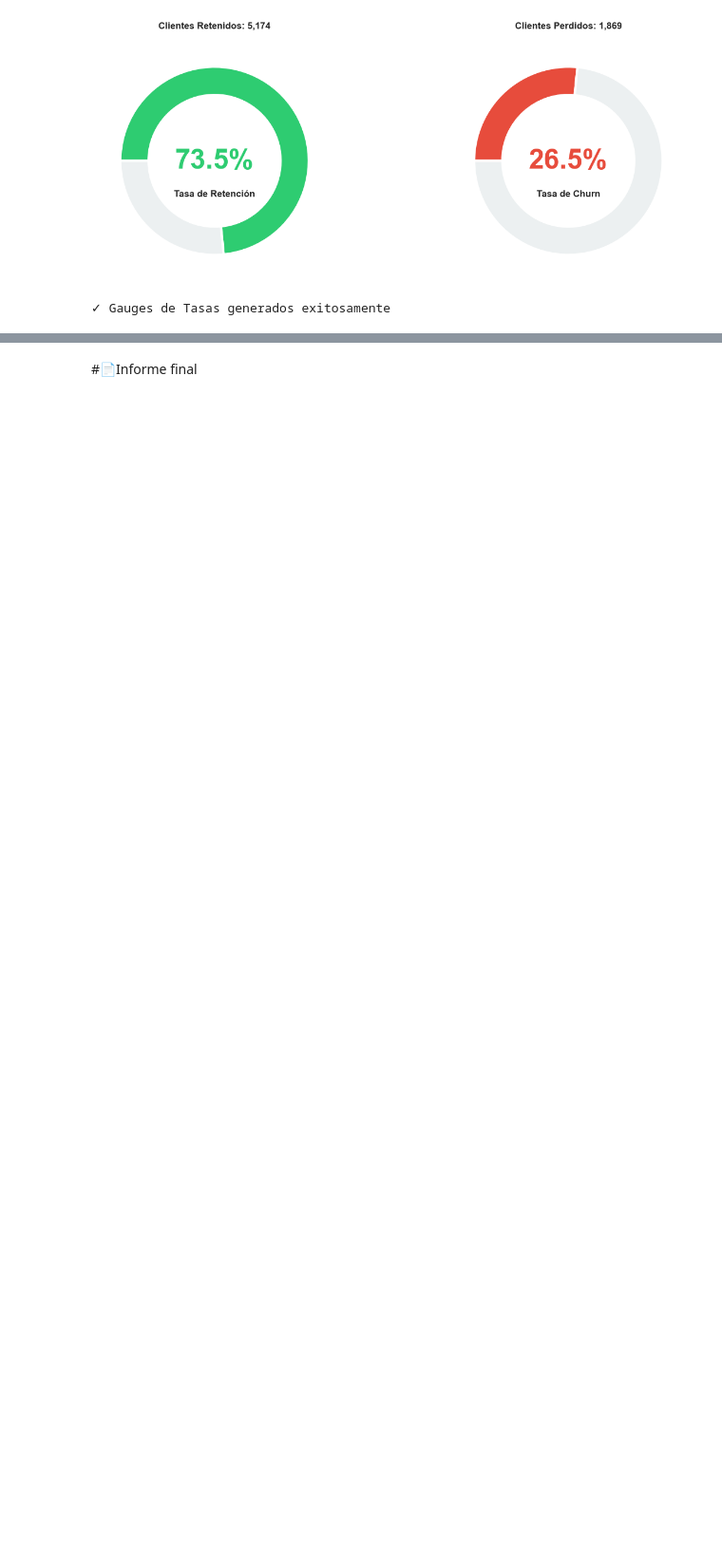
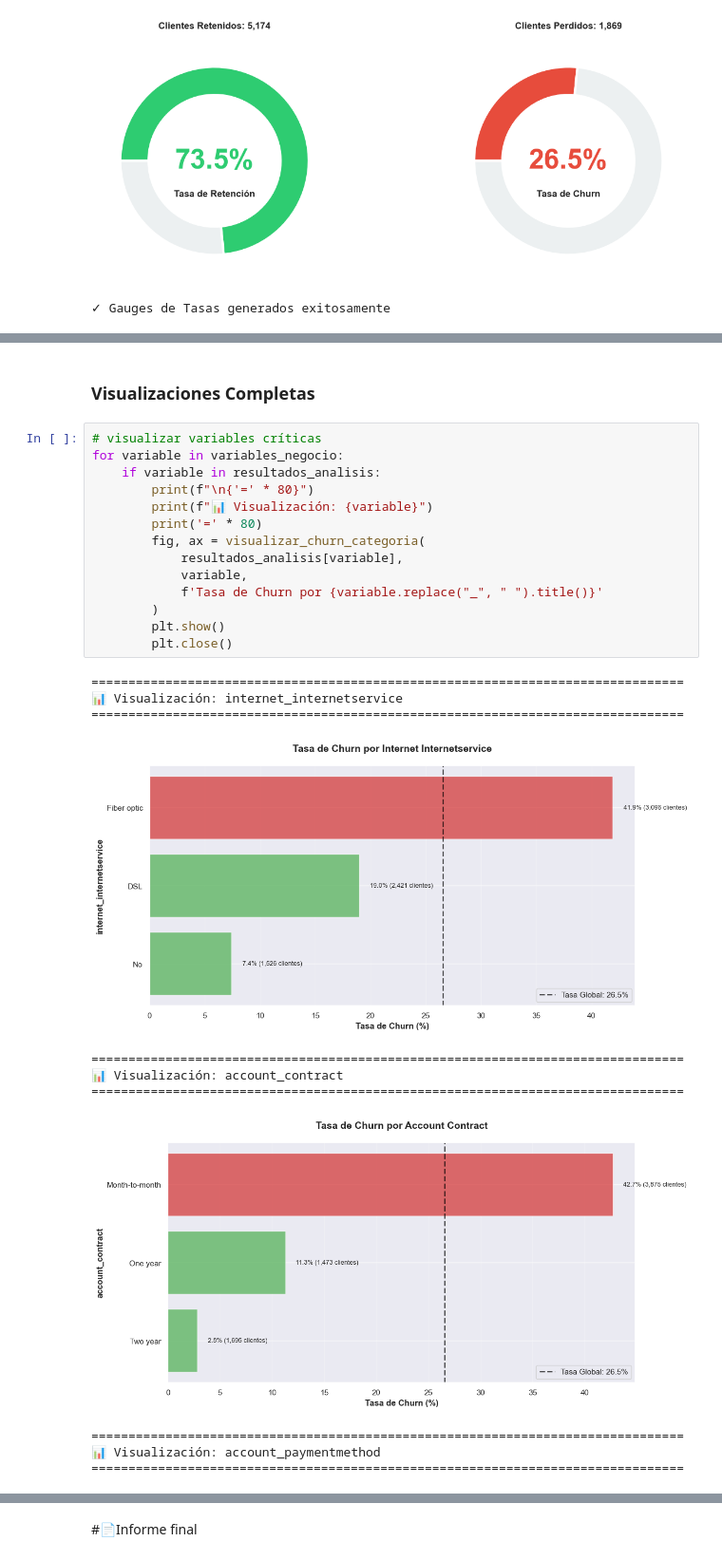
Before and after one commit to marianoInsa/ONE-TelecomX, a Jupyter notebook: Challenge-TelecomX.ipynb, the cells around one changed output, grey strips where cells are left out. Shown at 95% size. Drawn from its saved outputs; the diff is of its cells as text; blank space fills up the shorter version.

```diff
--- a/Challenge-TelecomX.ipynb
+++ b/Challenge-TelecomX.ipynb
@@ -1168,0 +1613,28 @@ print("✓ Gauges de Tasas generados exitosamente")
+# %% [markdown]
+### Visualizaciones Completas
+# %%
+# visualizar variables críticas
+for variable in variables_negocio:
+    if variable in resultados_analisis:
+        print(f"\n{'=' * 80}")
+        print(f"📊 Visualización: {variable}")
+        print('=' * 80)
+        fig, ax = visualizar_churn_categoria(
+            resultados_analisis[variable],
+            variable,
+            f'Tasa de Churn por {variable.replace("_", " ").title()}'
+        )
+        plt.show()
+        plt.close()
+# %% [output]
+================================================================================
+📊 Visualización: internet_internetservice
+================================================================================
+[figure, added]
+================================================================================
+📊 Visualización: account_contract
+================================================================================
+[figure, added]
+================================================================================
+📊 Visualización: account_paymentmethod
+================================================================================
```
Also changed, not shown: parts of 36 cells of this notebook.
